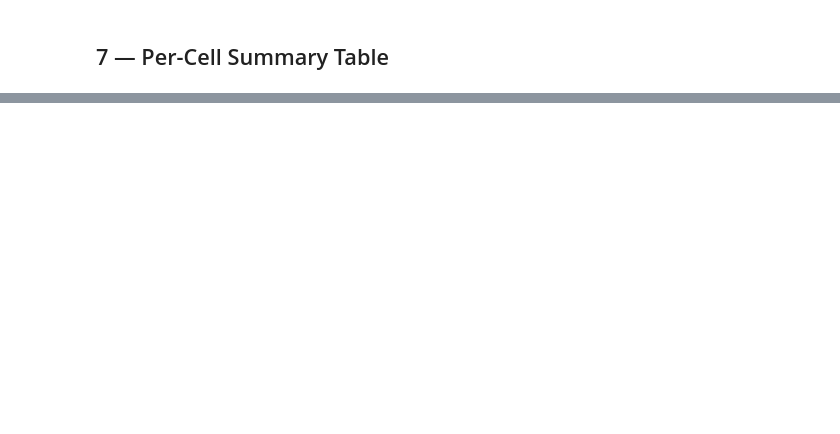
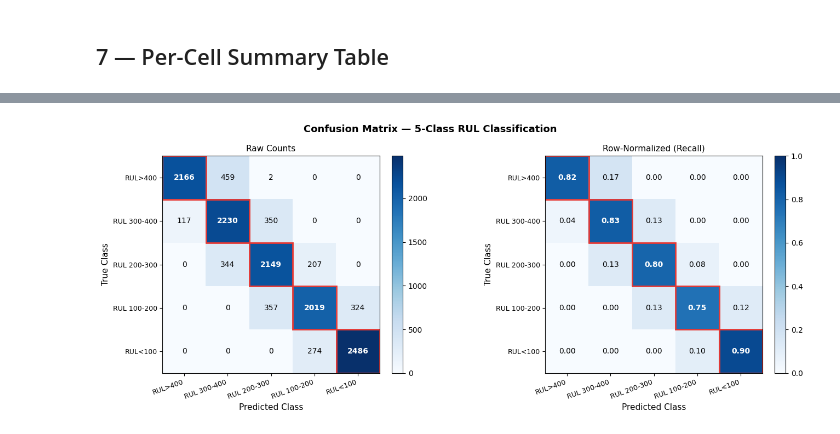
Before and after one commit to PhanLeSon03/battery_estimation, a Jupyter notebook: predict_clf.ipynb, the cells around one changed output, grey strips where cells are left out. Drawn from its saved outputs; the diff is of its cells as text; code cells hidden in the pictures; blank space fills up the shorter version.

```diff
--- a/predict_clf.ipynb
+++ b/predict_clf.ipynb
@@ -511,0 +511,73 @@ print(f'{"MAPE":>12} | {"":>7} | {"":>8} | {"":>8} | '
+# %%
+# ── Confusion Matrix Visualization ───────────────────────────────────────────
+import numpy as np
+import matplotlib.pyplot as plt
+import matplotlib.colors as mcolors
+
+cm = np.array([
+ [2166,  459,    2,    0,    0],
+ [ 117, 2230,  350,    0,    0],
+ [   0,  344, 2149,  207,    0],
+ [   0,    0,  357, 2019,  324],
+ [   0,    0,    0,  274, 2486],
+])
+
+CLASS_NAMES = ['RUL>400', 'RUL 300-400', 'RUL 200-300', 'RUL 100-200', 'RUL<100']
+
+# normalize by row (recall per class)
+cm_norm = cm.astype(float) / cm.sum(axis=1, keepdims=True)
+
+fig, axes = plt.subplots(1, 2, figsize=(14, 5.5))
+fig.suptitle('Confusion Matrix — 5-Class RUL Classification', fontsize=13, fontweight='bold')
+
+for ax, data, title, fmt in zip(
+    axes,
+    [cm, cm_norm],
+    ['Raw Counts', 'Row-Normalized (Recall)'],
+    ['.0f', '.2f']
+):
+    im = ax.imshow(data, cmap='Blues', vmin=0,
+                   vmax=data.max() if fmt == '.0f' else 1.0)
+
+    # annotate cells
+    thresh = data.max() / 2.0
+    for i in range(5):
+        for j in range(5):
+            val   = data[i, j]
+            color = 'white' if val > thresh else 'black'
+            ax.text(j, i, format(val, fmt), ha='center', va='center',
+                    fontsize=10, color=color, fontweight='bold' if i == j else 'normal')
+
+    # diagonal border highlight
+    for k in range(5):
+        ax.add_patch(plt.Rectangle((k - 0.5, k - 0.5), 1, 1,
+                     fill=False, edgecolor='#E53935', linewidth=2.0))
+
+    ax.set_xticks(range(5)); ax.set_xticklabels(CLASS_NAMES, rotation=20, ha='right', fontsize=9)
+    ax.set_yticks(range(5)); ax.set_yticklabels(CLASS_NAMES, fontsize=9)
+    ax.set_xlabel('Predicted Class', fontsize=11)
+    ax.set_ylabel('True Class', fontsize=11)
+    ax.set_title(title, fontsize=11)
+    plt.colorbar(im, ax=ax, fraction=0.046, pad=0.04)
+
+plt.tight_layout()
+plt.savefig('images/fig_confusion_matrix.png', dpi=150, bbox_inches='tight')
+plt.show()
+print('Saved: images/fig_confusion_matrix.png')
+
+# ── Per-class stats ───────────────────────────────────────────────────────────
+print(f'\n{"Class":>12} | {"Precision":>10} | {"Recall":>8} | {"F1":>8} | {"Support":>8}')
+print('-' * 58)
+for i, name in enumerate(CLASS_NAMES):
+    tp  = cm[i, i]
+    fp  = cm[:, i].sum() - tp
+    fn  = cm[i, :].sum() - tp
+    p   = tp / (tp + fp) if (tp + fp) > 0 else 0
+    r   = tp / (tp + fn) if (tp + fn) > 0 else 0
+    f1  = 2 * p * r / (p + r) if (p + r) > 0 else 0
+    sup = cm[i, :].sum()
+    print(f'{name:>12} | {p:>10.3f} | {r:>8.3f} | {f1:>8.3f} | {sup:>8d}')
+acc = np.trace(cm) / cm.sum()
+print(f'\nOverall accuracy: {acc:.4f}  ({np.trace(cm):,} / {cm.sum():,})')
+# %% [output]
+[figure, added]
```
Also changed, not shown: parts of 9 cells of this notebook, 6 other files.
